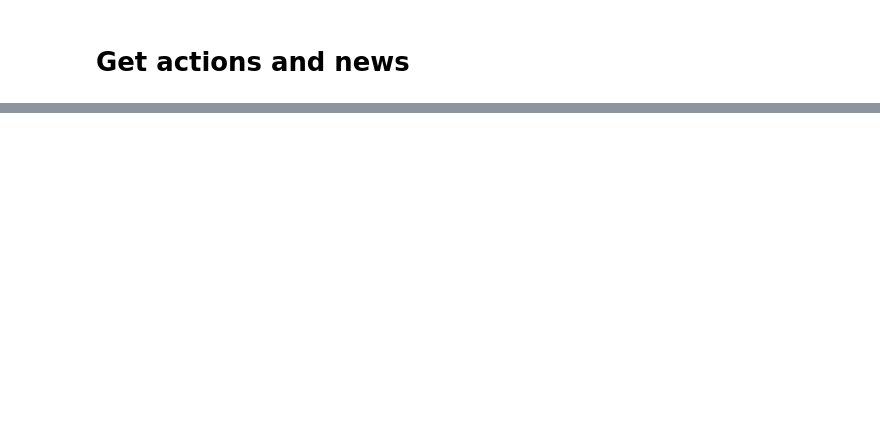
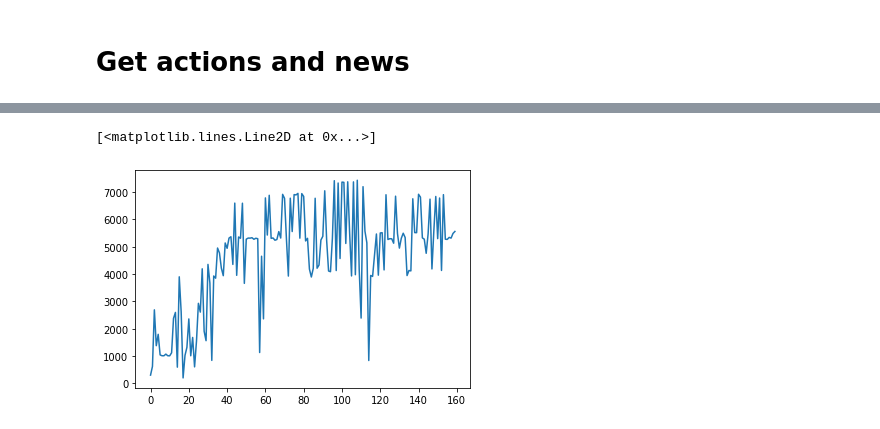
Before and after one commit to MishaLaskin/large-scale-curiosity, a Jupyter notebook: Visualization.ipynb, the cells around one changed output, grey strips where cells are left out. Drawn from its saved outputs; the diff is of its cells as text; code cells hidden in the pictures; blank space fills up the shorter version.

```diff
--- a/Visualization.ipynb
+++ b/Visualization.ipynb
@@ -79 +81,11 @@ print('N ACTIONS',actions.shape[0])
 N ACTIONS 512
+# %%
+import pandas as pd
+dir_ = '/tmp/openai-2019-11-15-17-16-54-122193/'
+x = '/tmp/openai-2019-11-15-17-16-54-122193/123.monitor.csv'
+df = pd.read_csv(x,skiprows=1)
+# %%
+plt.plot(df['r'])
+# %% [output]
+[<matplotlib.lines.Line2D at 0x...>]
+[figure, added]
```
Also changed, not shown: parts of 2 cells of this notebook, 4 other files.
